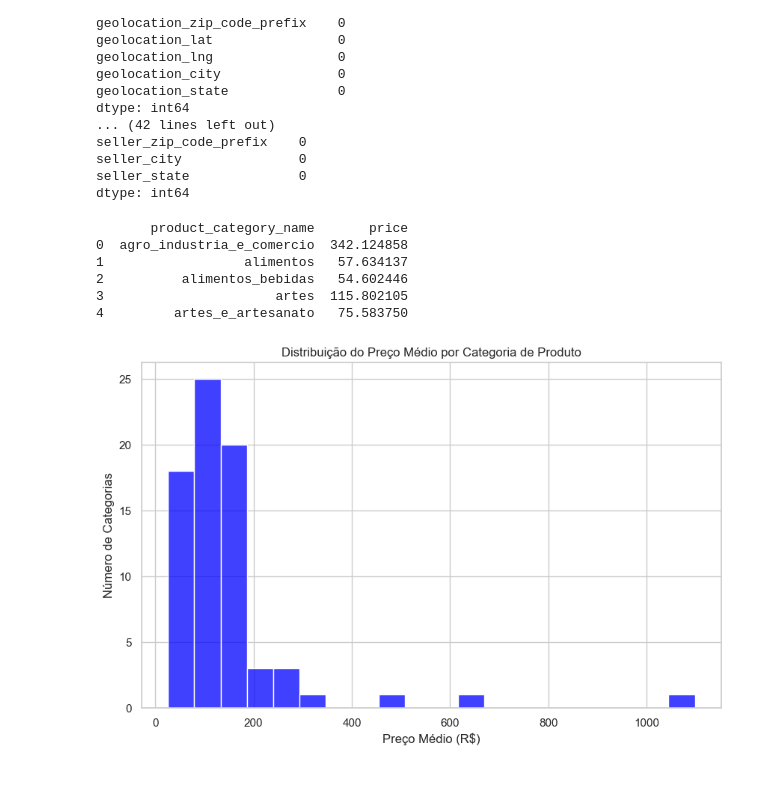
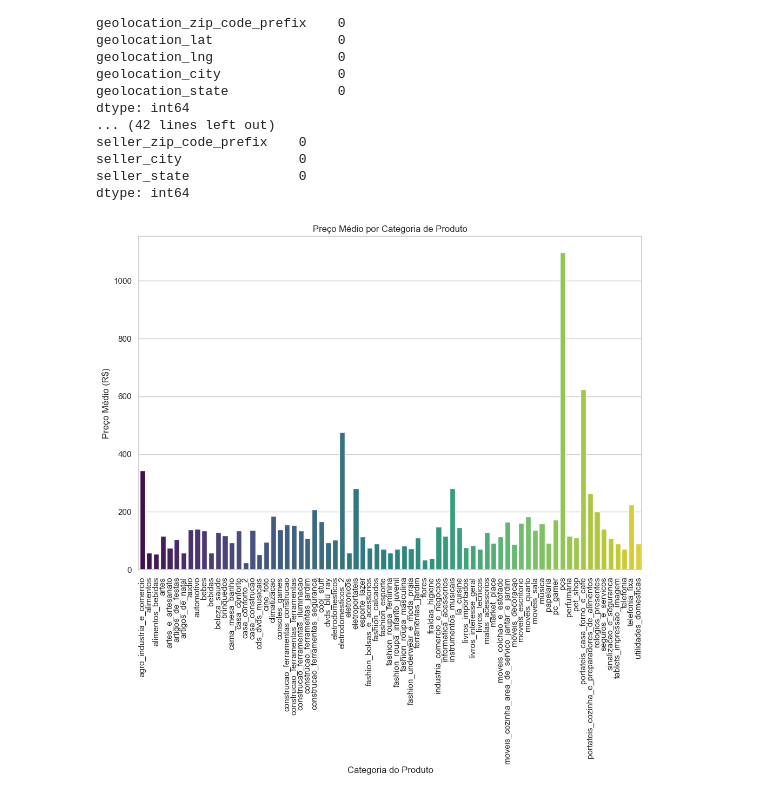
Before and after one commit to edilton-bs/projeto-analisepreditivavendas, a Jupyter notebook: notebooks/01_data_preprocessing_eda.ipynb.ipynb, the cells around one changed output. Drawn from its saved outputs; the diff is of its cells as text; code cells hidden in the pictures.

Commit message:
mais gráficos adcionados

```diff
--- a/notebooks/01_data_preprocessing_eda.ipynb.ipynb
+++ b/notebooks/01_data_preprocessing_eda.ipynb.ipynb
@@ -125,25 +125,19 @@ dtype: int64
 # %%
 # Fazer o merge entre os datasets
 merged_df = pd.merge(orders_items_df, products_df, on='product_id', how='inner')
 
 # Calcular o preço médio por categoria
 avg_price_by_category = merged_df.groupby('product_category_name')['price'].mean().reset_index()
 
-# Exibir o DataFrame resultante para verificar se os dados estão corretos
-print(avg_price_by_category.head())
+# Plotando o gráfico de barras para o preço médio por categoria de produto
+plt.figure(figsize=(12,8))
+sns.barplot(x='product_category_name', y='price', data=avg_price_by_category, palette="viridis")
 
-# Plotar o histograma
-plt.figure(figsize=(10,6))
-sns.histplot(avg_price_by_category['price'], kde=False, bins=20, color='blue')
-plt.title("Distribuição do Preço Médio por Categoria de Produto")
-plt.xlabel("Preço Médio (R$)")
-plt.ylabel("Número de Categorias")
+# Ajustando o gráfico para melhorar a leitura
+plt.title("Preço Médio por Categoria de Produto")
+plt.xlabel("Categoria do Produto")
+plt.ylabel("Preço Médio (R$)")
+plt.xticks(rotation=90)  # Rotacionar os nomes das categorias para melhor visualização
 plt.show()
 # %% [output]
-       product_category_name       price
-0  agro_industria_e_comercio  342.124858
-1                  alimentos   57.634137
-2          alimentos_bebidas   54.602446
-3                      artes  115.802105
-4         artes_e_artesanato   75.583750
-[figure, old version]
+[figure, new version]
```
Also changed, not shown: parts of 5 cells of this notebook.
